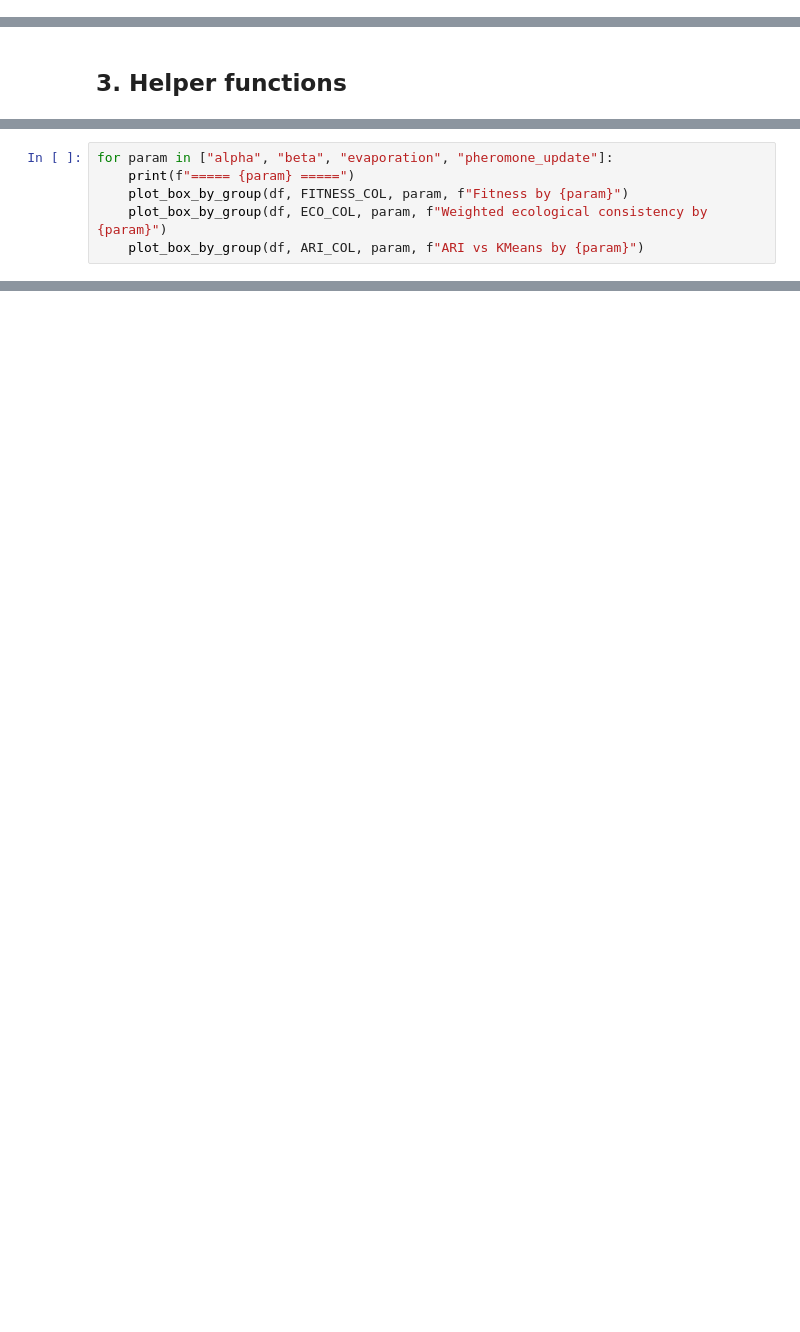
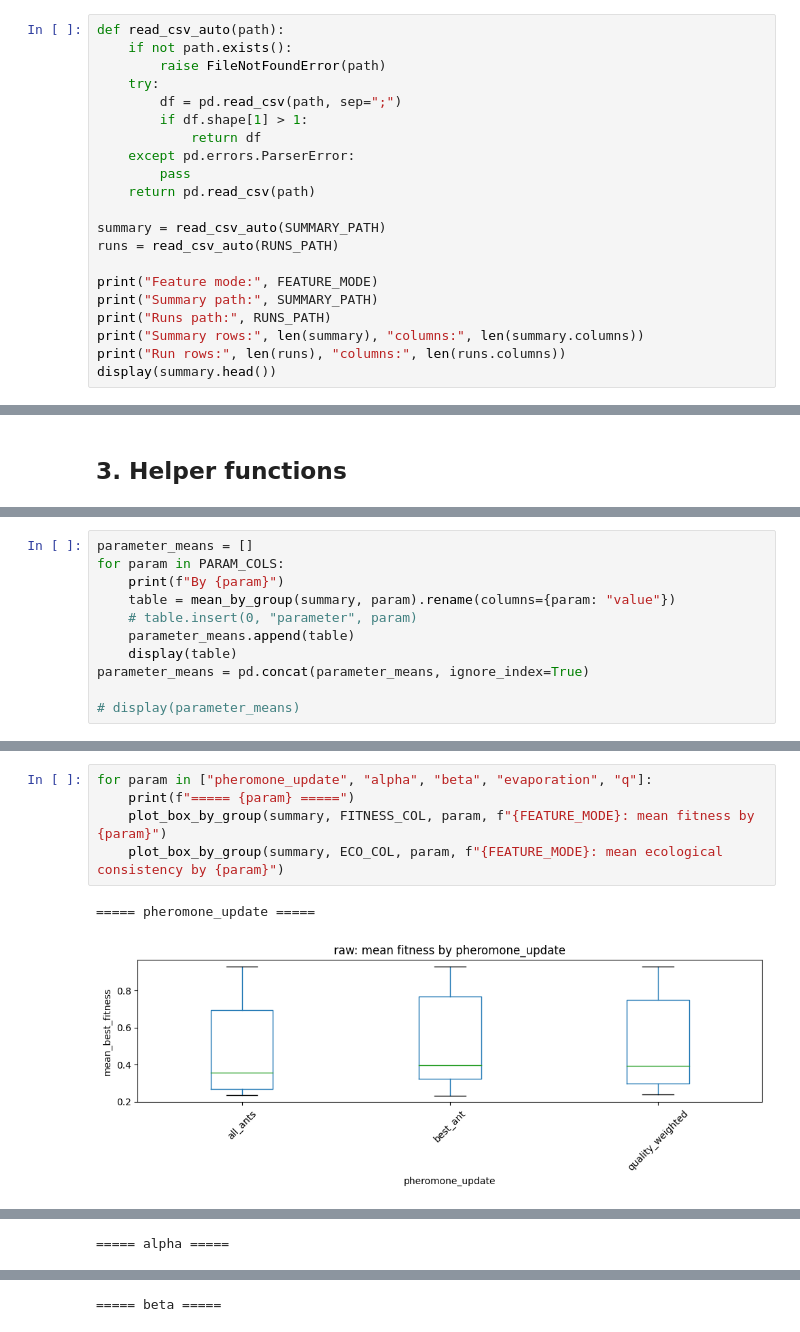
Before and after one commit to AleksandraRuzic/aco-climate-regionalization-serbia, a Jupyter notebook: notebooks/stage1_sweep_analysis_notebook.ipynb, the cells around one changed output, grey strips where cells are left out. Cells and saved outputs as stored; diff of their text form; blank space fills up the shorter version.

```diff
--- a/notebooks/stage1_sweep_analysis_notebook.ipynb
+++ b/notebooks/stage1_sweep_analysis_notebook.ipynb
@@ -76,0 +50,21 @@ Columns: 33
+# %%
+def read_csv_auto(path):
+    if not path.exists():
+        raise FileNotFoundError(path)
+    try:
+        df = pd.read_csv(path, sep=";")
+        if df.shape[1] > 1:
+            return df
+    except pd.errors.ParserError:
+        pass
+    return pd.read_csv(path)
+
+summary = read_csv_auto(SUMMARY_PATH)
+runs = read_csv_auto(RUNS_PATH)
+
+print("Feature mode:", FEATURE_MODE)
+print("Summary path:", SUMMARY_PATH)
+print("Runs path:", RUNS_PATH)
+print("Summary rows:", len(summary), "columns:", len(summary.columns))
+print("Run rows:", len(runs), "columns:", len(runs.columns))
+display(summary.head())
@@ -410,6 +113,0 @@ plot_hist_by_group(df, ECO_COL, "algorithm", bins=N_BINS)
-# %%
-for param in ["alpha", "beta", "evaporation", "pheromone_update"]:
-    print(f"===== {param} =====")
-    plot_box_by_group(df, FITNESS_COL, param, f"Fitness by {param}")
-    plot_box_by_group(df, ECO_COL, param, f"Weighted ecological consistency by {param}")
-    plot_box_by_group(df, ARI_COL, param, f"ARI vs KMeans by {param}")
@@ -813,0 +233,11 @@ print("Saved outputs to:", OUTPUT_DIR)
+# %%
+parameter_means = []
+for param in PARAM_COLS:
+    print(f"By {param}")
+    table = mean_by_group(summary, param).rename(columns={param: "value"})
+    # table.insert(0, "parameter", param)
+    parameter_means.append(table)
+    display(table)
+parameter_means = pd.concat(parameter_means, ignore_index=True)
+
+# display(parameter_means)
@@ -813,0 +297,8 @@ print("Saved outputs to:", OUTPUT_DIR)
+# %%
+for param in ["pheromone_update", "alpha", "beta", "evaporation", "q"]:
+    print(f"===== {param} =====")
+    plot_box_by_group(summary, FITNESS_COL, param, f"{FEATURE_MODE}: mean fitness by {param}")
+    plot_box_by_group(summary, ECO_COL, param, f"{FEATURE_MODE}: mean ecological consistency by {param}")
+# %% [output]
+===== pheromone_update =====
+[figure, added]
@@ -813,0 +306 @@ print("Saved outputs to:", OUTPUT_DIR)
+===== alpha =====
@@ -813,0 +309 @@ print("Saved outputs to:", OUTPUT_DIR)
+===== beta =====
```
Also changed, not shown: parts of 50 cells of this notebook, 6 other files.
